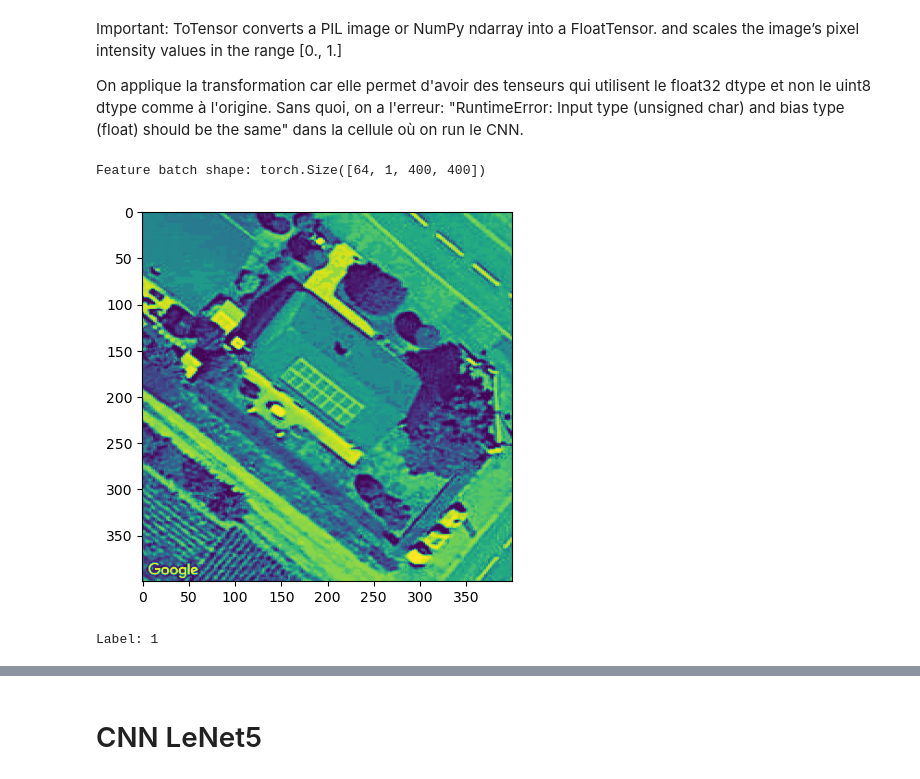
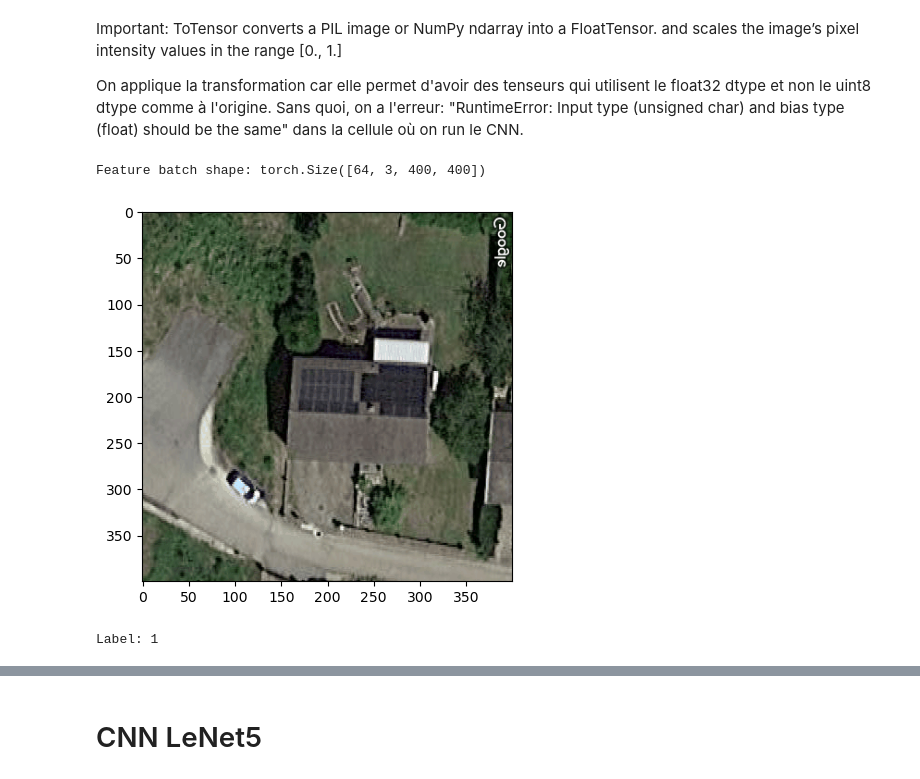
Before and after one commit to Basso42/DeepPVClassification, a Jupyter notebook: CNN_SolarPanels.ipynb, the cells around one changed output, grey strips where cells are left out. Cells and saved outputs as stored; diff of their text form; code cells hidden in the pictures.

```diff
--- a/CNN_SolarPanels.ipynb
+++ b/CNN_SolarPanels.ipynb
@@ -193,7 +193,7 @@ class CustomImageDataset(Dataset):
     def __getitem__(self, idx):
         img_path = os.path.join(self.img_dir, self.img_labels.iloc[idx, 0])
         #image = read_image(img_path)
-        image = Image.open(img_path) #Yanis
+        image = Image.open(img_path).convert('RGB') #Yanis
         label = self.img_labels.iloc[idx, 1]
         if self.transform:
             image = self.transform(image)
@@ -201,6 +201,7 @@ class CustomImageDataset(Dataset):
         if self.target_transform:
             label = self.target_transform(label)
         return image, label
+    ...
 # %% [markdown]
 Dans notre cas, on réimporte les données des panneaux solaires.
 # %%
@@ -229,15 +230,15 @@ On applique la transformation car elle permet d'avoir des tenseurs qui utilisent
 # %%
 # Display image and label.
 
 train_features, train_labels = next(iter(train_dataloader))
 print(f"Feature batch shape: {train_features.size()}")
 #print(f"Labels batch shape: {train_labels.size()}")
 img = train_features[0].squeeze()
 label = train_labels[0]
-plt.imshow(img)
+plt.imshow(img.T)
 plt.show()
 print(f"Label: {label}")
 # %% [output]
-Feature batch shape: torch.Size([64, 1, 400, 400])
+Feature batch shape: torch.Size([64, 3, 400, 400])
-[figure, old version]
+[figure, new version]
 Label: 1
```
Also changed, not shown: parts of 5 cells of this notebook.
